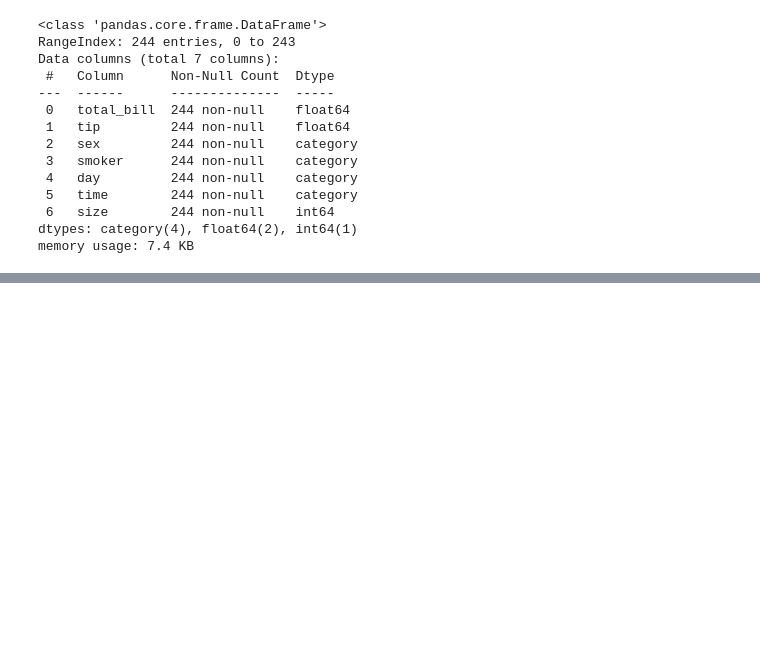
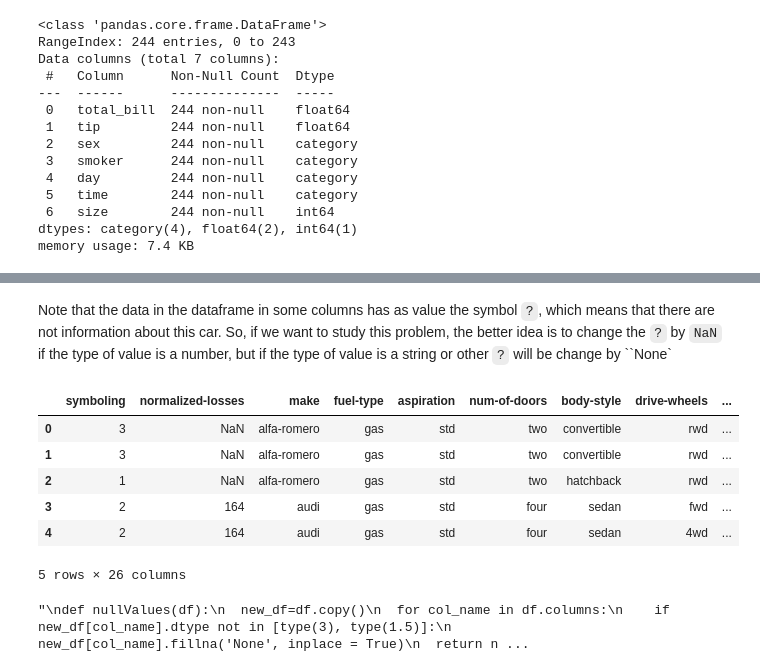
Before and after one commit to ajrianop/Python, a Jupyter notebook: ComputingLibrariesPython.ipynb, the cells around one changed output, grey strips where cells are left out. Drawn from its saved outputs; the diff is of its cells as text; code cells hidden in the pictures; blank space fills up the shorter version.

```diff
--- a/ComputingLibrariesPython.ipynb
+++ b/ComputingLibrariesPython.ipynb
@@ -98,0 +244,35 @@ convert categorical values to numbers
+# %% [markdown]
+Note that the data in the dataframe in some columns has as value the symbol `?`, which means that there are not information about this car. So, if we want to study this problem, the better idea is to change the `?` by `NaN` if the type of value is a number, but if the type of value is a string or other `?` will be change by ``None`
+# %%
+'''
+We replace all the values ? by NaN using numpy library
+'''
+auto1=auto.copy()
+auto1.replace('?', np.nan, inplace=True)
+# %%
+auto1.head()
+# %% [output]
+|  | symboling | normalized-losses | make | fuel-type | aspiration | num-of-doors | body-style | drive-wheels | ... |
+| 0 | 3 | NaN | alfa-romero | gas | std | two | convertible | rwd | ... |
+| 1 | 3 | NaN | alfa-romero | gas | std | two | convertible | rwd | ... |
+| 2 | 1 | NaN | alfa-romero | gas | std | two | hatchback | rwd | ... |
+| 3 | 2 | 164 | audi | gas | std | four | sedan | fwd | ... |
+| 4 | 2 | 164 | audi | gas | std | four | sedan | 4wd | ... |
+5 rows × 26 columns
+# %%
+'''
+Function which replace all de values NaN by None if the information is different
+than a Number
+'''
+'''
+def nullValues(df):
+  new_df=df.copy()
+  for col_name in df.columns:
+    if new_df[col_name].dtype not in [type(3), type(1.5)]:
+      new_df[col_name].fillna('None', inplace = True)
+  return new_df
+
+nullValues(auto1)
+'''
+# %% [output]
+"\ndef nullValues(df):\n  new_df=df.copy()\n  for col_name in df.columns:\n    if new_df[col_name].dtype not in [type(3), type(1.5)]:\n      new_df[col_name].fillna('None', inplace = True)\n  return n ...
```
Also changed, not shown: parts of 49 cells of this notebook.
